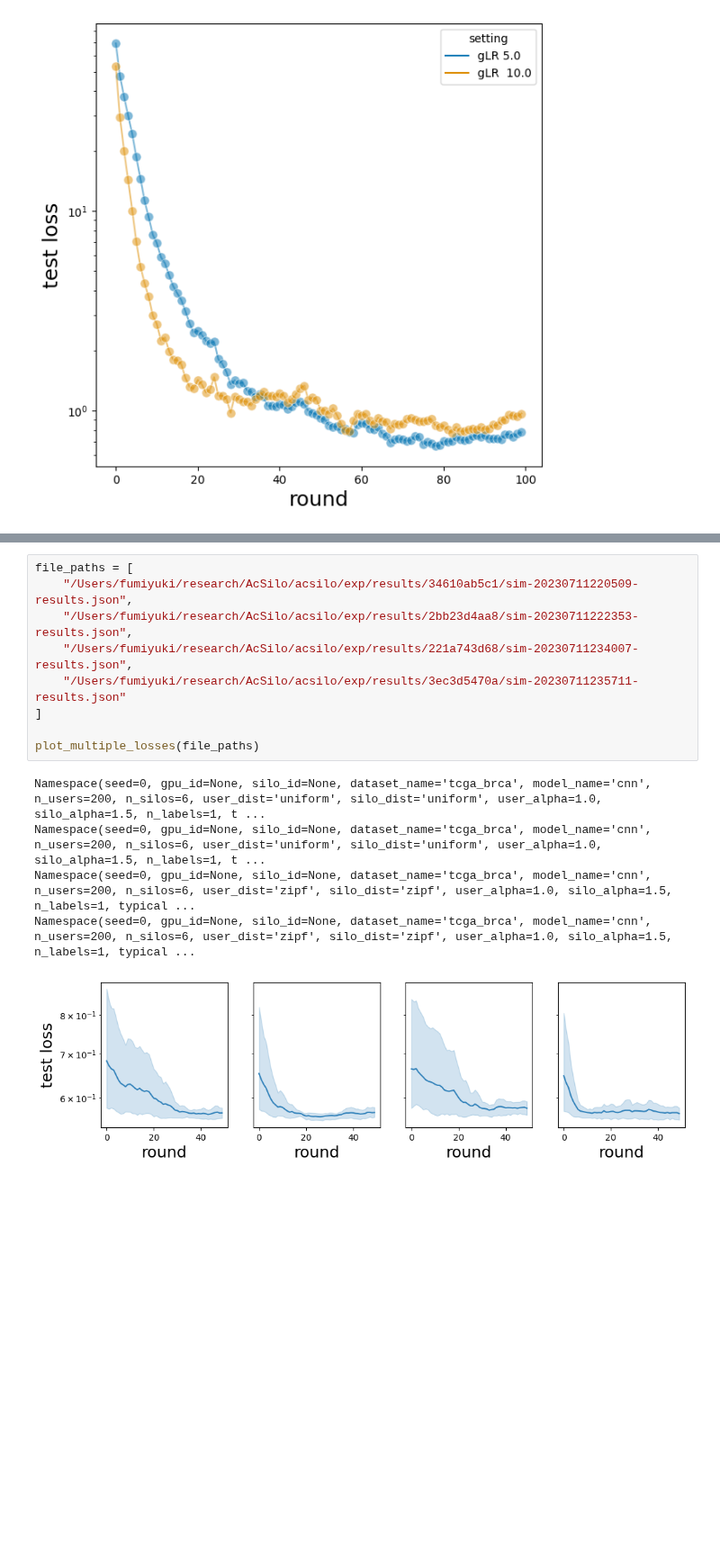
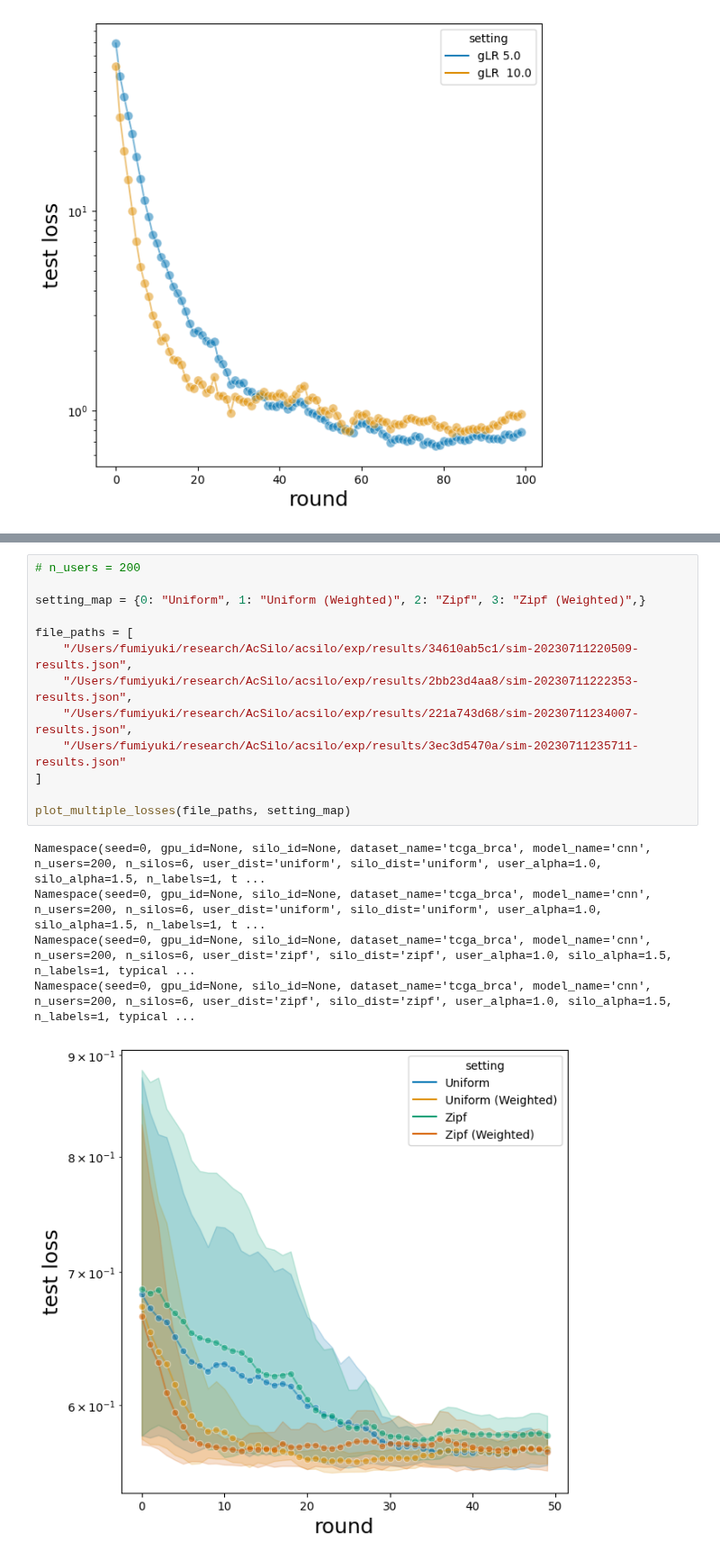
Before and after one commit to FumiyukiKato/uldp-fl, a Jupyter notebook: exp/exp_results.ipynb, the cells around one changed output, grey strips where cells are left out. Shown at 90% size. Drawn from its saved outputs; the diff is of its cells as text; blank space fills up the shorter version.

```diff
--- a/exp/exp_results.ipynb
+++ b/exp/exp_results.ipynb
@@ -884,15 +908,19 @@ Namespace(seed=0, gpu_id=None, silo_id=None, dataset_name='tcga_brca', model_nam
 # %%
+# n_users = 200
+
+setting_map = {0: "Uniform", 1: "Uniform (Weighted)", 2: "Zipf", 3: "Zipf (Weighted)",}
+
 file_paths = [
     "/Users/fumiyuki/research/AcSilo/acsilo/exp/results/34610ab5c1/sim-20230711220509-results.json",
     "/Users/fumiyuki/research/AcSilo/acsilo/exp/results/2bb23d4aa8/sim-20230711222353-results.json",
     "/Users/fumiyuki/research/AcSilo/acsilo/exp/results/221a743d68/sim-20230711234007-results.json",
     "/Users/fumiyuki/research/AcSilo/acsilo/exp/results/3ec3d5470a/sim-20230711235711-results.json"
 ]
 
-plot_multiple_losses(file_paths)
+plot_multiple_losses(file_paths, setting_map)
 # %% [output]
 Namespace(seed=0, gpu_id=None, silo_id=None, dataset_name='tcga_brca', model_name='cnn', n_users=200, n_silos=6, user_dist='uniform', silo_dist='uniform', user_alpha=1.0, silo_alpha=1.5, n_labels=1, t ...
 Namespace(seed=0, gpu_id=None, silo_id=None, dataset_name='tcga_brca', model_name='cnn', n_users=200, n_silos=6, user_dist='uniform', silo_dist='uniform', user_alpha=1.0, silo_alpha=1.5, n_labels=1, t ...
 Namespace(seed=0, gpu_id=None, silo_id=None, dataset_name='tcga_brca', model_name='cnn', n_users=200, n_silos=6, user_dist='zipf', silo_dist='zipf', user_alpha=1.0, silo_alpha=1.5, n_labels=1, typical ...
 Namespace(seed=0, gpu_id=None, silo_id=None, dataset_name='tcga_brca', model_name='cnn', n_users=200, n_silos=6, user_dist='zipf', silo_dist='zipf', user_alpha=1.0, silo_alpha=1.5, n_labels=1, typical ...
-[figure, old version]
+[figure, new version]
```
Also changed, not shown: parts of 14 cells of this notebook, 7 other files.
